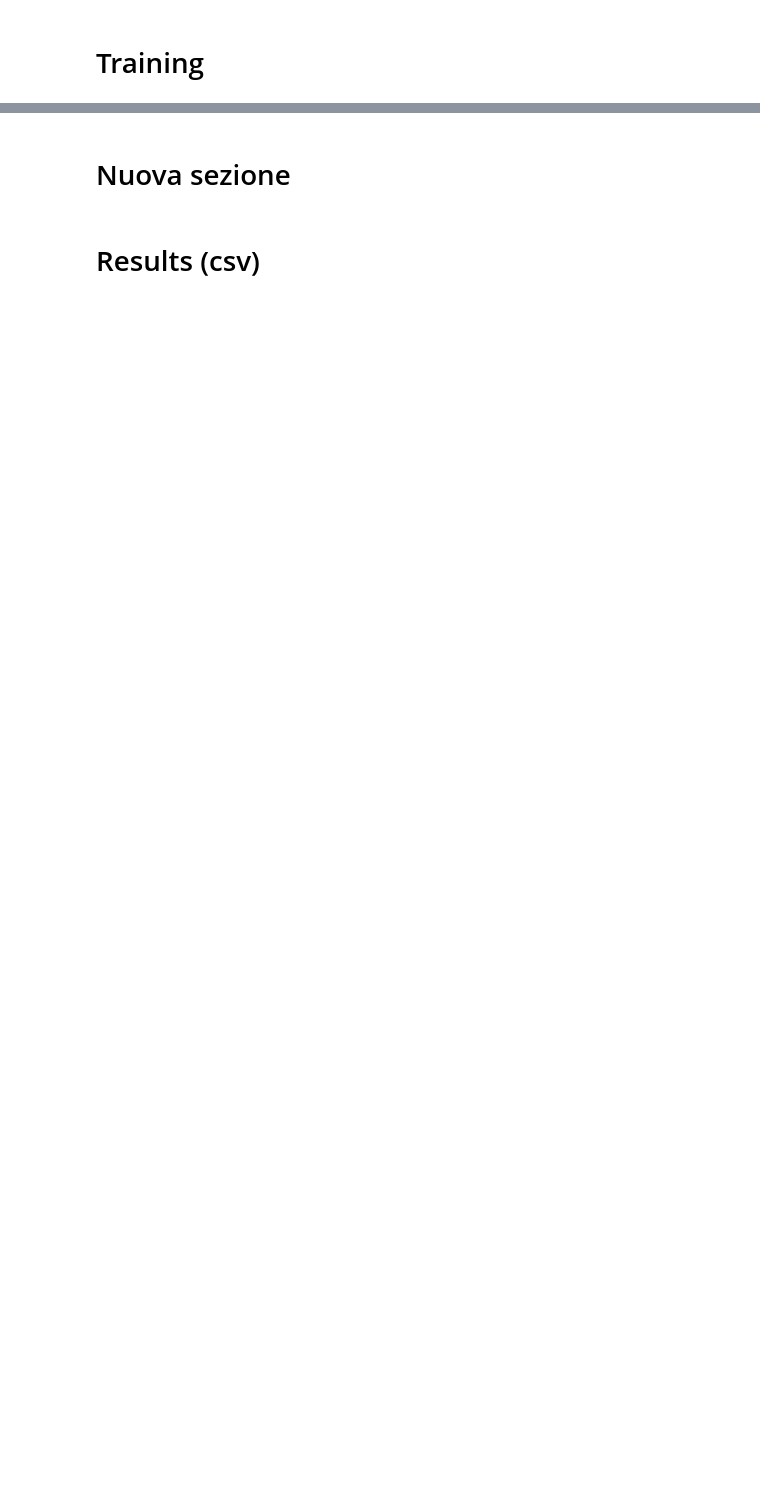
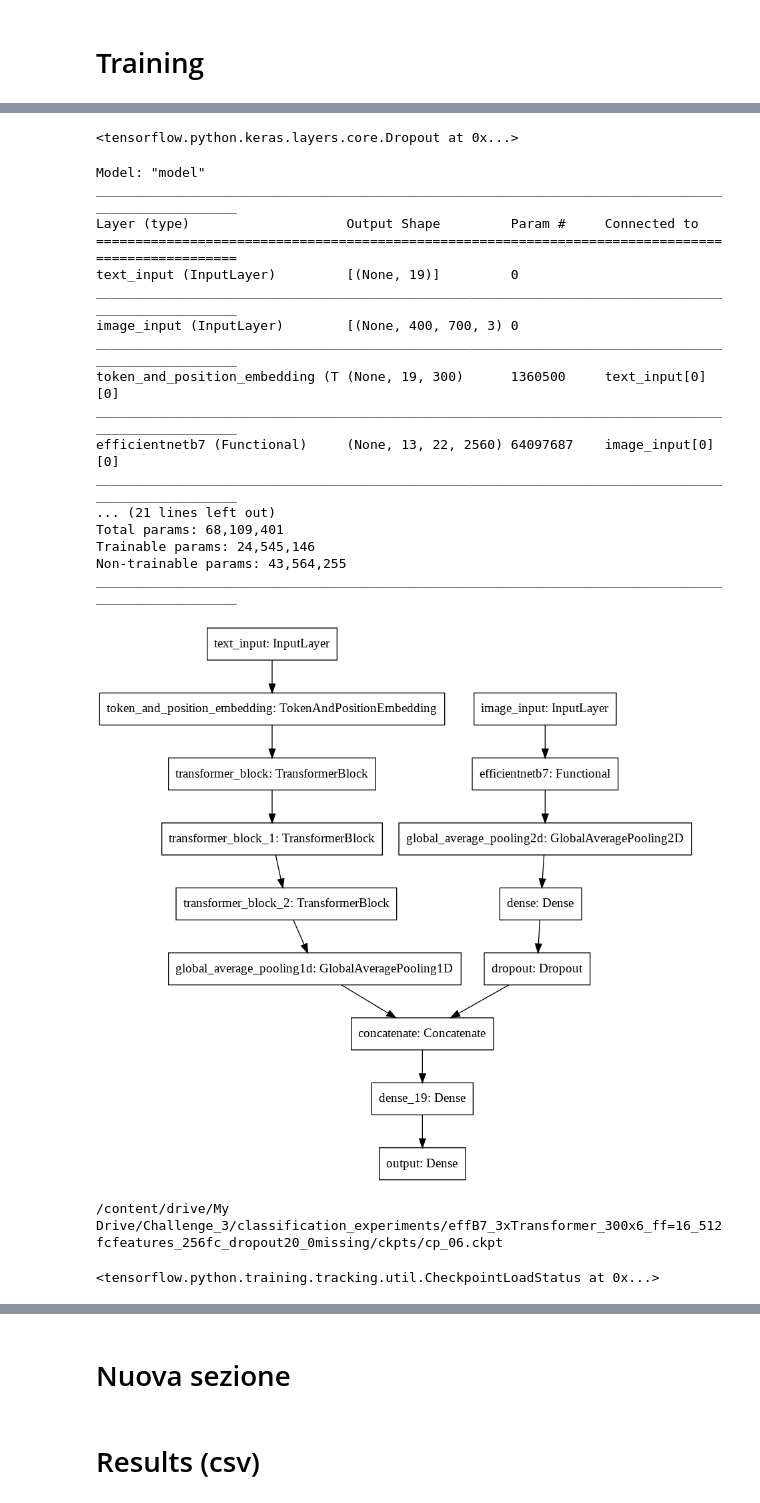
Before and after one commit to matteogambella/ANNDLChallenge3, a Jupyter notebook: FilteredEmbedding.ipynb, the cells around one changed output, grey strips where cells are left out. Drawn from its saved outputs; the diff is of its cells as text; code cells hidden in the pictures; blank space fills up the shorter version.

Commit message:
update filtered embedding

```diff
--- a/FilteredEmbedding.ipynb
+++ b/FilteredEmbedding.ipynb
@@ -618,16 +594,3 @@ valid_dataset = valid_dataset.prefetch(buffer_size = tf.data.experimental.AUTOTU
-# %%
-for word, i in train_gen.tokenizer.word_index.items():
-    embedding_vector = embeddings_index.get(word)
-    if embedding_vector is not None:
-        # Words not found in embedding index will be all-zeros.
-        # This includes the representation for "padding" and "OOV"
-        embedding_matrix[i] = embedding_vector
-        hits += 1
-    else:
-        print(word)
-        misses += 1
-        missing_words.append(word)
-print("Converted %d words (%d misses)" % (hits, misses))
 # %%
 from google.colab.patches import cv2_imshow
 
@@ -806,0 +1001,6 @@ class TokenAndPositionEmbedding(tf.keras.layers.Layer):
+# %%
+model.fit(train_dataset,
+          validation_data = valid_dataset,
+          steps_per_epoch = len(train_gen)//BATCH_SIZE,
+          epochs = 15,
+          callbacks = callbacks)
@@ -840,6 +1056,12 @@ CNN_model=tf.keras.models.Sequential()
 CNN_model.add(CNN_Input)
 CNN_model.add(efficient)
 CNN_model.add(tf.keras.layers.GlobalAveragePooling2D())
+CNN_model.add(tf.keras.layers.Dense(512, activation='relu',
+                                  #kernel_regularizer = tf.keras.regularizers.l1_l2(l1=1e-5, l2=1e-4),
+                                  #bias_regularizer = tf.keras.regularizers.l2(1e-4),
+                                  activity_regularizer = tf.keras.regularizers.l2(1e-5)))
+CNN_model.add(tf.keras.layers.Dropout(0.2, seed=SEED))
+
 
 #shape = tf.shape(CNN_model.output)
 #OUT = tf.reshape(CNN_model.output, (-1, 286, shape[3]))
@@ -869,8 +1091,8 @@ RNN_model.add(tf.keras.layers.Bidirectional(tf.keras.layers.LSTM(512, stateful=F
 '''
 
 embed_dim = 300  # Embedding size for each token
-num_heads = 10  # Number of attention heads
-ff_dim = 64  # Hidden layer size in feed forward network inside transformer
+num_heads = 6  # Number of attention heads
+ff_dim = 16  # Hidden layer size in feed forward network inside transformer
 
 RNN_model.add(TokenAndPositionEmbedding(max_length, words_number, embed_dim))
 '''
@@ -884,13 +1106,16 @@ OUT = tf.keras.layers.GlobalAveragePooling1D()(OUT)
 '''
 
 RNN_model.add(TransformerBlock(embed_dim, num_heads, ff_dim))
+RNN_model.add(TransformerBlock(embed_dim, num_heads, ff_dim))
+RNN_model.add(TransformerBlock(embed_dim, num_heads, ff_dim))
 RNN_model.add(tf.keras.layers.GlobalAveragePooling1D())
 
+RNN_model.trainable = False ###########################################################################################
 
 concat = tf.keras.layers.concatenate([CNN_model.output, RNN_model.output])
 
 # Added ----------------------------------------------------------------------------------------
-dense_out = tf.keras.layers.Dense(512, activation='relu',
+dense_out = tf.keras.layers.Dense(256, activation='relu',
                                   #kernel_regularizer = tf.keras.regularizers.l1_l2(l1=1e-5, l2=1e-4),
                                   #bias_regularizer = tf.keras.regularizers.l2(1e-4),
                                   activity_regularizer = tf.keras.regularizers.l2(1e-5))(concat)
@@ -916,7 +1141,22 @@ model.compile(
 
 model.summary()
 
-callbacks = set_callbacks(type='effB7_finetune7_Transformer_1024x8_ff=64_512fc_dropout20_new_way')
+callbacks = set_callbacks(type='effB7_finetune7_3xTransformer_GloVe_300x6_ff=16_256fc_dropout20_fineTuned')
 #callbacks.append(tf.keras.callbacks.LearningRateScheduler(scheduler))
 
 tf.keras.utils.plot_model(model)
+
+exps_dir = os.path.join('/content/drive/My Drive/Challenge_3/', 'classification_experiments')
+model_name = 'effB7_3xTransformer_300x6_ff=16_512fcfeatures_256fc_dropout20_0missing'
+exp_dir = os.path.join(exps_dir, model_name)
+ckpt_dir = os.path.join(exp_dir, 'ckpts')
+latest = tf.train.latest_checkpoint(ckpt_dir)
+print(latest)
+model.load_weights(latest)
+
+model.fit(train_dataset,
+          validation_data = valid_dataset,
+          steps_per_epoch = len(train_gen)//BATCH_SIZE,
+          epochs = 15,
+          callbacks = callbacks)
+# %% [output]
@@ -922,0 +1167,21 @@ tf.keras.utils.plot_model(model)
+<tensorflow.python.keras.layers.core.Dropout at 0x...>
+Model: "model"
+__________________________________________________________________________________________________
+Layer (type)                    Output Shape         Param #     Connected to
+==================================================================================================
+text_input (InputLayer)         [(None, 19)]         0
+__________________________________________________________________________________________________
+image_input (InputLayer)        [(None, 400, 700, 3) 0
+__________________________________________________________________________________________________
+token_and_position_embedding (T (None, 19, 300)      1360500     text_input[0][0]
+__________________________________________________________________________________________________
+efficientnetb7 (Functional)     (None, 13, 22, 2560) 64097687    image_input[0][0]
+__________________________________________________________________________________________________
+... (21 lines left out)
+Total params: 68,109,401
+Trainable params: 24,545,146
+Non-trainable params: 43,564,255
+__________________________________________________________________________________________________
+[figure, added]
+/content/drive/My Drive/Challenge_3/classification_experiments/effB7_3xTransformer_300x6_ff=16_512fcfeatures_256fc_dropout20_0missing/ckpts/cp_06.ckpt
+<tensorflow.python.training.tracking.util.CheckpointLoadStatus at 0x...>
```
Also changed, not shown: parts of 36 cells of this notebook.
